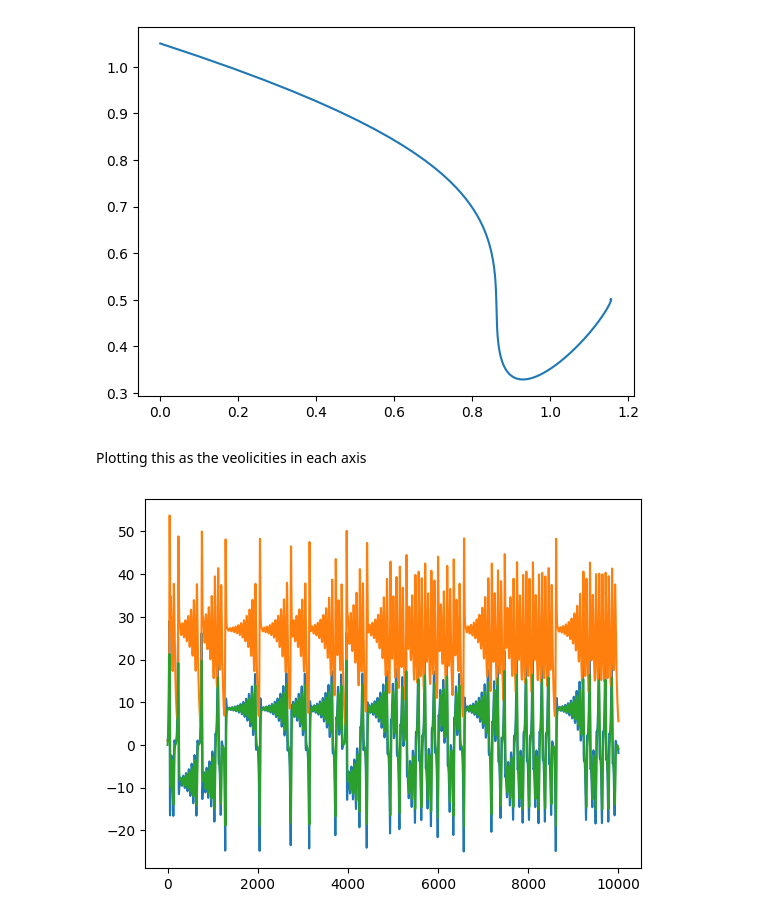
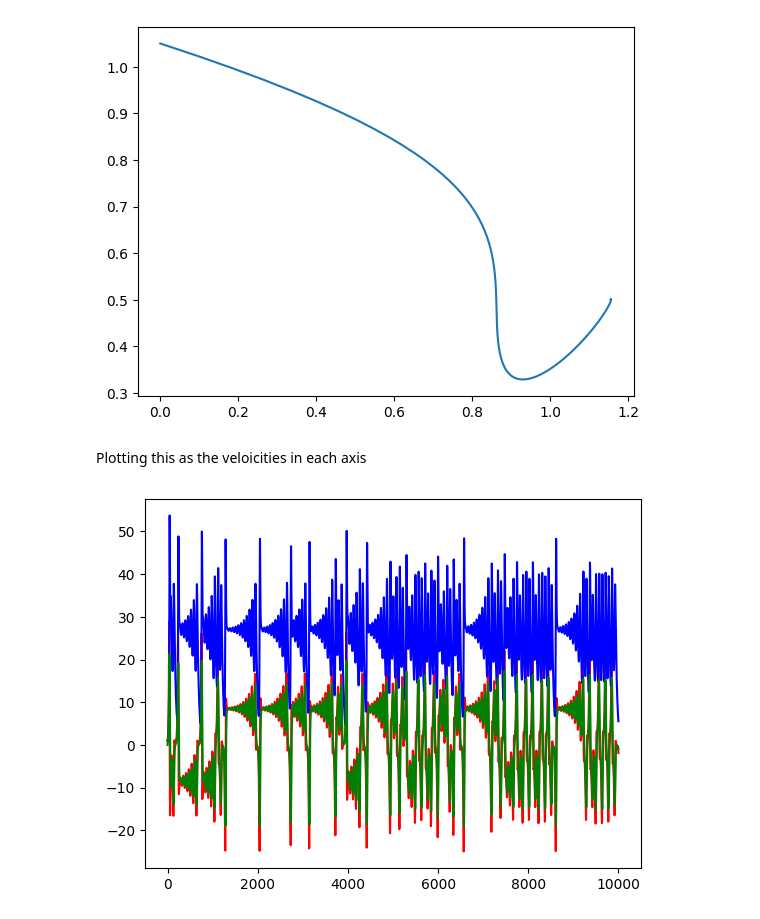
Before and after one commit to shepai/Chaos-Robotics, a Jupyter notebook: Simulation/open_ai_example.ipynb, the cells around one changed output. Saved outputs shown, nothing was run; the diff lists cells and outputs as text; code cells hidden in the pictures.

```diff
--- a/Simulation/open_ai_example.ipynb
+++ b/Simulation/open_ai_example.ipynb
@@ -122,36 +129,36 @@ plt.show()
 # %% [output]
 [figure]
 # %% [markdown]
-Plotting this as the veolicities in each axis
+Plotting this as the veloicities in each axis
 # %%
 prandtl = 10
 rho = 28
 beta = 8/3
 
 def lorenz_attr(x, y, z):
     x_dot = prandtl*(y - x)
     y_dot = rho*x - y - x*z
     z_dot = x*y - beta*z
     return x_dot, y_dot, z_dot
 
 dt = 0.01
 num_steps = 10000
 
 xs = np.empty(num_steps + 1)
 ys = np.empty(num_steps + 1)
 zs = np.empty(num_steps + 1)
 xs[0], ys[0], zs[0] = (0., 1., 1.05)
 
 for i in range(num_steps):
     x_dot, y_dot, z_dot = lorenz_attr(xs[i], ys[i], zs[i])
     xs[i + 1] = xs[i] + (x_dot * dt)
     ys[i + 1] = ys[i] + (y_dot * dt)
     zs[i + 1] = zs[i] + (z_dot * dt)
 
 fig = plt.figure()
-plt.plot(ys)
-plt.plot(zs)
-plt.plot(xs)
+plt.plot(ys,c="r")
+plt.plot(zs,c="b")
+plt.plot(xs,c="g")
 plt.show()
 # %% [output]
-[figure, old version]
+[figure, new version]
```
Also changed, not shown: parts of 4 cells of this notebook.
